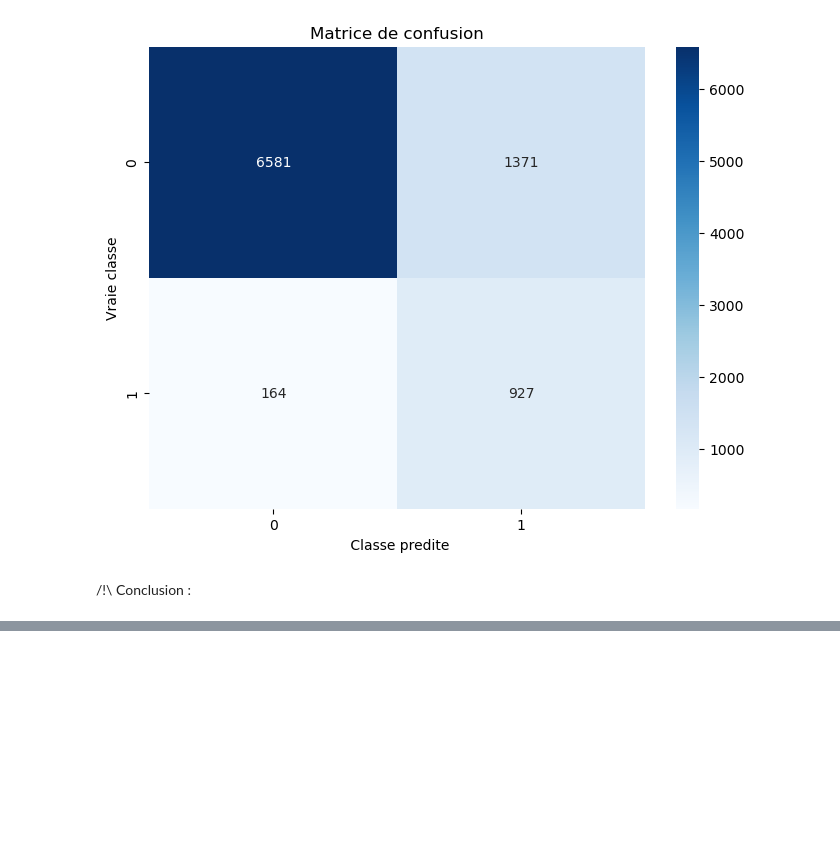
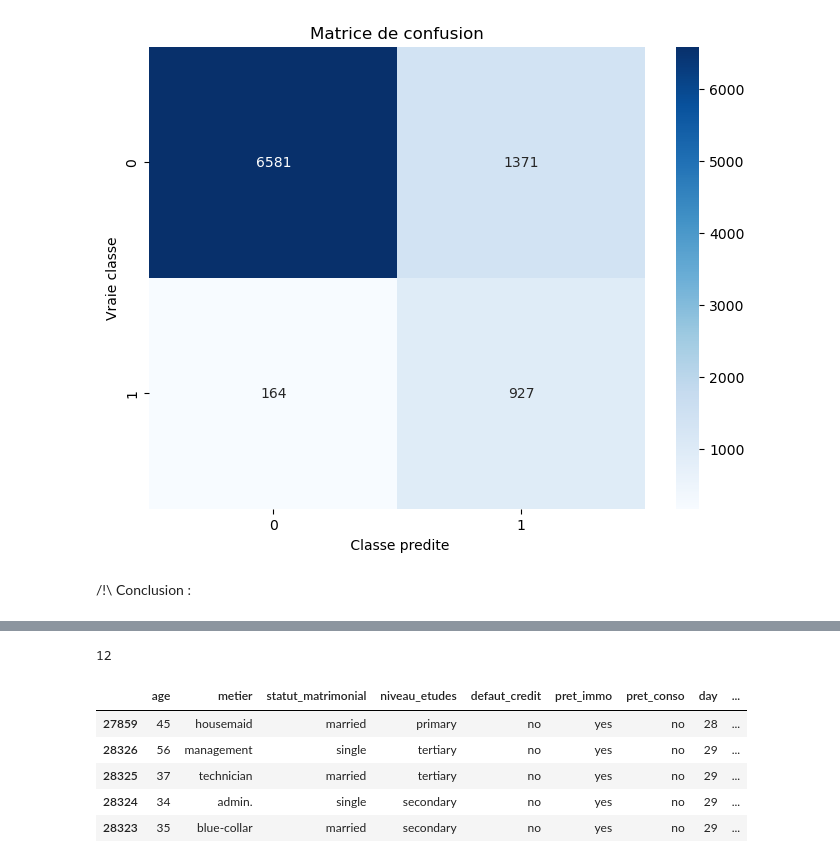
Before and after one commit to isaacprdnt/Bank-Marketing-Insights, a Jupyter notebook: 2_machine_learning.ipynb, the cells around one changed output, grey strips where cells are left out. Saved outputs shown, nothing was run; the diff lists cells and outputs as text; code cells hidden in the pictures; blank space fills up the shorter version.

```diff
--- a/2_machine_learning.ipynb
+++ b/2_machine_learning.ipynb
@@ -413,0 +938,13 @@ plt.show()
+# %%
+data_clean2["mois"].nunique()
+# %% [output]
+12
+# %%
+data_clean2.head()
+# %% [output]
+|  | age | metier | statut_matrimonial | niveau_etudes | defaut_credit | pret_immo | pret_conso | day | ... |
+| 27859 | 45 | housemaid | married | primary | no | yes | no | 28 | ... |
+| 28326 | 56 | management | single | tertiary | no | yes | no | 29 | ... |
+| 28325 | 37 | technician | married | tertiary | no | yes | no | 29 | ... |
+| 28324 | 34 | admin. | single | secondary | no | yes | no | 29 | ... |
+| 28323 | 35 | blue-collar | married | secondary | no | yes | no | 29 | ... |
```
Also changed, not shown: parts of 34 cells of this notebook.
